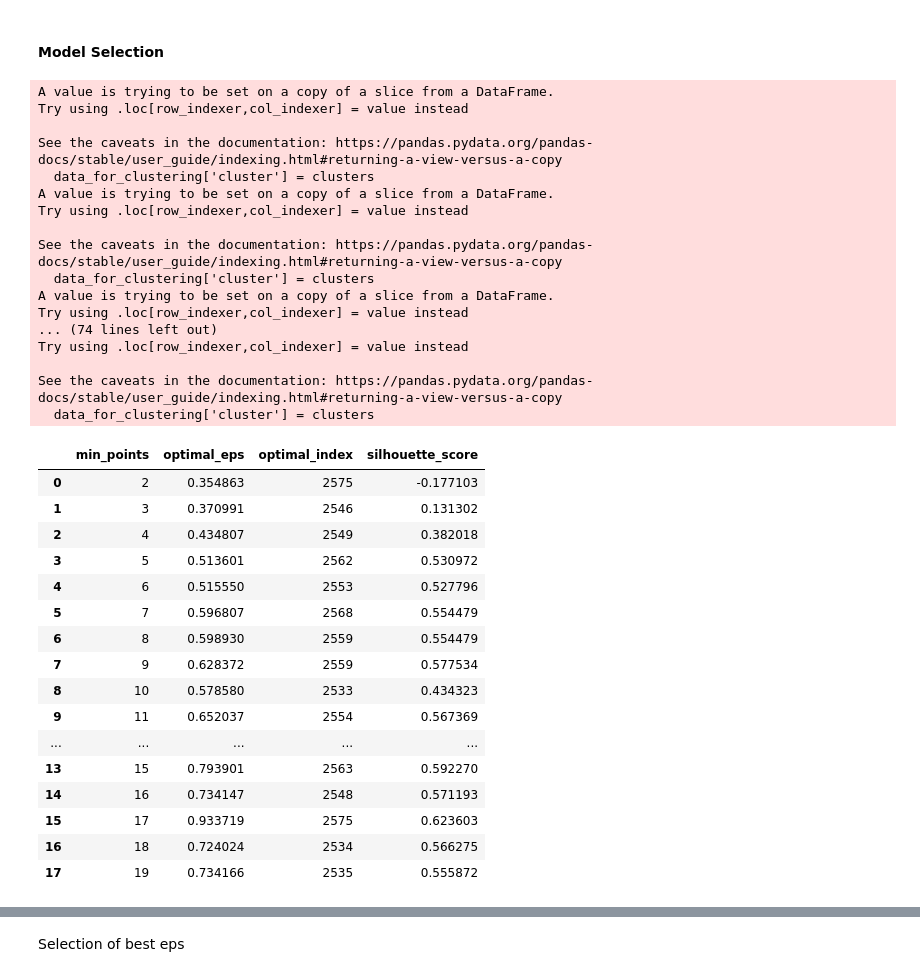
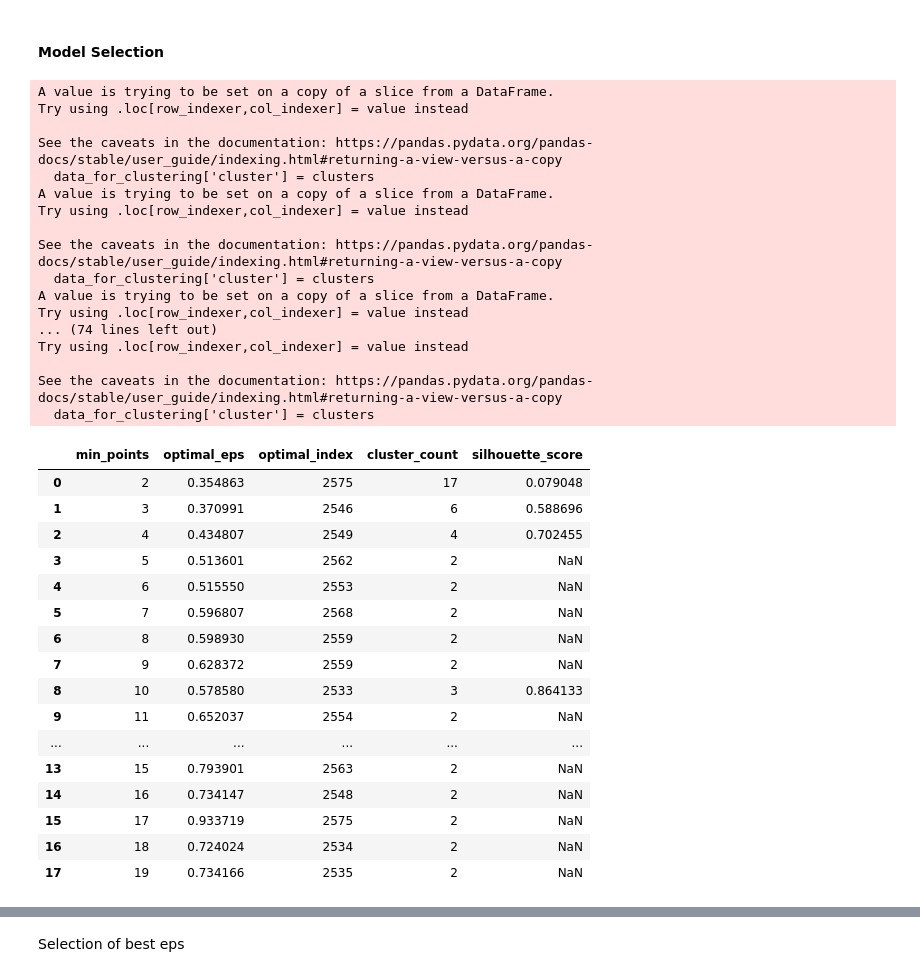
Before and after one commit to JacopoRaffi/DM_Project, a Jupyter notebook: TASK3/density_based_clustering.ipynb, the cells around one changed output, grey strips where cells are left out. Saved outputs shown, nothing was run; the diff lists cells and outputs as text; code cells hidden in the pictures.

```diff
--- a/TASK3/density_based_clustering.ipynb
+++ b/TASK3/density_based_clustering.ipynb
@@ -65,6 +65,7 @@ dist = squareform(pdist(data_scaled, 'euclidean'))
 min_points = range(2, 20)
 optimal_eps = []
 optimal_index = []
+cluster_count = []
 silhouette_scores = []
 
 
@@ -105,50 +106,60 @@ for i, value in enumerate(min_points):
     clusters = dbscan.fit_predict(data_scaled)
 
     # Add cluster labels to the data
     data_for_clustering['cluster'] = clusters
+    number_of_clusters = data_for_clustering['cluster'].nunique()
+    cluster_count.append(number_of_clusters)
+
+    if(number_of_clusters < 3): # Considering that a cluster is that of outliers, to compite silhouette we need at least 3 clusters here
+        silhouette_scores.append(None)
+        continue
+
+    # Removing outliers so to not include them in silhouette calculation
+    no_out_data_scaled = scaler.fit_transform(data_for_clustering[data_for_clustering['cluster'] != -1])
+    no_out_labels = dbscan.labels_[dbscan.labels_ != -1]
 
     # Calculate Silhouette
-    silhouette_scores.append(silhouette_score(data_scaled, dbscan.labels_))
+    silhouette_scores.append(silhouette_score(no_out_data_scaled, no_out_labels))
 
 
 # Creating the DataFrame
-model_selection_data = {"min_points": min_points, "optimal_eps": optimal_eps, "optimal_index": optimal_index, "silhouette_score": silhouette_scores}
+model_selection_data = {"min_points": min_points, "optimal_eps": optimal_eps, "optimal_index": optimal_index, "cluster_count": cluster_count, "silhouette_score": silhouette_scores}
 model_selection_df = pd.DataFrame(model_selection_data)
 
 model_selection_df
 # %% [output]
 A value is trying to be set on a copy of a slice from a DataFrame.
 Try using .loc[row_indexer,col_indexer] = value instead
 
 See the caveats in the documentation: https://pandas.pydata.org/pandas-docs/stable/user_guide/indexing.html#returning-a-view-versus-a-copy
   data_for_clustering['cluster'] = clusters
 A value is trying to be set on a copy of a slice from a DataFrame.
 Try using .loc[row_indexer,col_indexer] = value instead
 
 See the caveats in the documentation: https://pandas.pydata.org/pandas-docs/stable/user_guide/indexing.html#returning-a-view-versus-a-copy
   data_for_clustering['cluster'] = clusters
 A value is trying to be set on a copy of a slice from a DataFrame.
 Try using .loc[row_indexer,col_indexer] = value instead
 ... (74 lines left out)
 Try using .loc[row_indexer,col_indexer] = value instead
 
 See the caveats in the documentation: https://pandas.pydata.org/pandas-docs/stable/user_guide/indexing.html#returning-a-view-versus-a-copy
   data_for_clustering['cluster'] = clusters
-|  | min_points | optimal_eps | optimal_index | silhouette_score |
-| 0 | 2 | 0.354863 | 2575 | -0.177103 |
-| 1 | 3 | 0.370991 | 2546 | 0.131302 |
-| 2 | 4 | 0.434807 | 2549 | 0.382018 |
-| 3 | 5 | 0.513601 | 2562 | 0.530972 |
-| 4 | 6 | 0.515550 | 2553 | 0.527796 |
-| 5 | 7 | 0.596807 | 2568 | 0.554479 |
-| 6 | 8 | 0.598930 | 2559 | 0.554479 |
-| 7 | 9 | 0.628372 | 2559 | 0.577534 |
-| 8 | 10 | 0.578580 | 2533 | 0.434323 |
-| 9 | 11 | 0.652037 | 2554 | 0.567369 |
-| ... | ... | ... | ... | ... |
-| 13 | 15 | 0.793901 | 2563 | 0.592270 |
-| 14 | 16 | 0.734147 | 2548 | 0.571193 |
-| 15 | 17 | 0.933719 | 2575 | 0.623603 |
-| 16 | 18 | 0.724024 | 2534 | 0.566275 |
-| 17 | 19 | 0.734166 | 2535 | 0.555872 |
+|  | min_points | optimal_eps | optimal_index | cluster_count | silhouette_score |
+| 0 | 2 | 0.354863 | 2575 | 17 | 0.079048 |
+| 1 | 3 | 0.370991 | 2546 | 6 | 0.588696 |
+| 2 | 4 | 0.434807 | 2549 | 4 | 0.702455 |
+| 3 | 5 | 0.513601 | 2562 | 2 | NaN |
+| 4 | 6 | 0.515550 | 2553 | 2 | NaN |
+| 5 | 7 | 0.596807 | 2568 | 2 | NaN |
+| 6 | 8 | 0.598930 | 2559 | 2 | NaN |
+| 7 | 9 | 0.628372 | 2559 | 2 | NaN |
+| 8 | 10 | 0.578580 | 2533 | 3 | 0.864133 |
+| 9 | 11 | 0.652037 | 2554 | 2 | NaN |
+| ... | ... | ... | ... | ... | ... |
+| 13 | 15 | 0.793901 | 2563 | 2 | NaN |
+| 14 | 16 | 0.734147 | 2548 | 2 | NaN |
+| 15 | 17 | 0.933719 | 2575 | 2 | NaN |
+| 16 | 18 | 0.724024 | 2534 | 2 | NaN |
+| 17 | 19 | 0.734166 | 2535 | 2 | NaN |
 # %%
```
Also changed, not shown: parts of 11 cells of this notebook.
